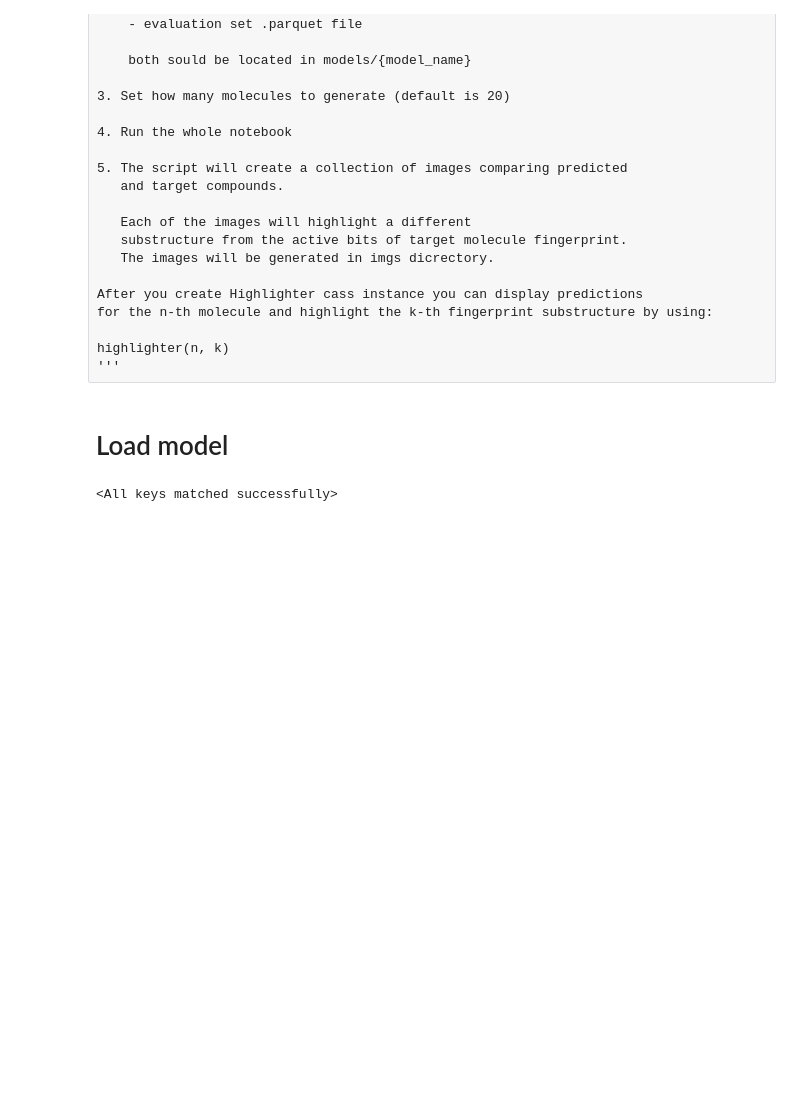
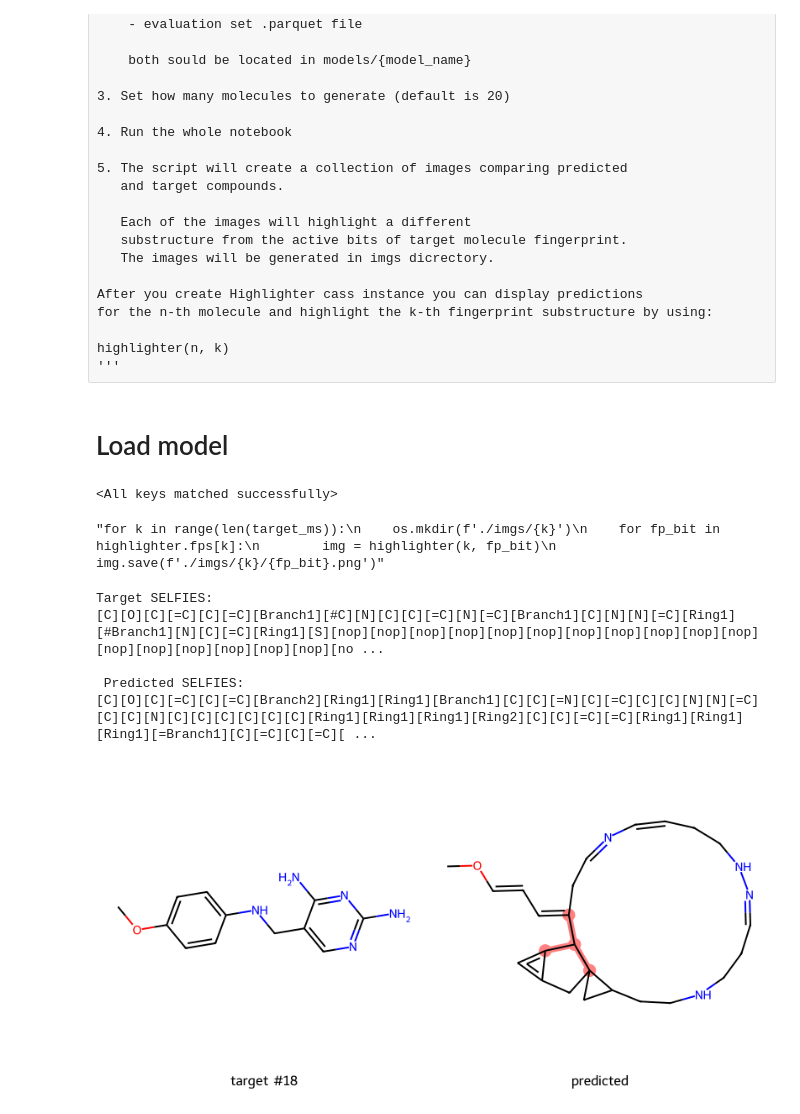
Before and after one commit to asiomchen/mldd23_project1, a Jupyter notebook: results_visualisation.ipynb, the cells around one changed output. Saved outputs shown, nothing was run; the diff lists cells and outputs as text; code cells hidden in the pictures; blank space fills up the shorter version.

```diff
--- a/results_visualisation.ipynb
+++ b/results_visualisation.ipynb
@@ -36,7 +36,7 @@ teacher_ratio = 0.5
 
 # Set paths
 
-model_path = './models/vae_gru/epoch_125.pt'
+model_path = './models/vae_gru/epoch_150.pt'
 
 val_dataset_path = './models/vae_gru/val_dataset.parquet'
 
@@ -103,10 +103,14 @@ def get_predictions(val_dataset_path, n_molecules, shuffle=False):
     pred_ms = []
     target_ms = []
 
+    pred_selfies = []
+    target_selfies = []
+
     for n in range(n_molecules):
         selfie_pred = vectorizer.devectorize(preds[n], remove_special=True)
         selfie_target = vectorizer.devectorize(targets[n], remove_special=True)
-
+        pred_selfies.append(selfie_pred)
+        target_selfies.append(selfie_target)
         try:
             smiles_pred = sf.decoder(selfie_pred)
         except:
@@ -116,7 +120,7 @@ def get_predictions(val_dataset_path, n_molecules, shuffle=False):
         pred_ms.append(Chem.MolFromSmiles(smiles_pred))
         target_ms.append(Chem.MolFromSmiles(smiles_target))
 
-    return target_ms, pred_ms, fps
+    return target_ms, pred_ms, target_selfies, pred_selfies, fps
 # %%
 class Highlighter():
 
@@ -153,11 +156,29 @@ class Highlighter():
 # %%
 import os
 
-target_ms, pred_ms, fps = get_predictions(val_dataset_path, n_molecules=n_molecules, shuffle=True)
+target_ms, pred_ms, target_selfies, pred_selfies, fps = get_predictions(val_dataset_path,
+                                                                       n_molecules=n_molecules, shuffle=True)
 highlighter = Highlighter(target_ms, pred_ms, fps)
 
-for k in range(len(target_ms)):
+"""for k in range(len(target_ms)):
     os.mkdir(f'./imgs/{k}')
     for fp_bit in highlighter.fps[k]:
         img = highlighter(k, fp_bit)
-        img.save(f'./imgs/{k}/{fp_bit}.png')
+        img.save(f'./imgs/{k}/{fp_bit}.png')"""
+# %% [output]
+"for k in range(len(target_ms)):\n    os.mkdir(f'./imgs/{k}')\n    for fp_bit in highlighter.fps[k]:\n        img = highlighter(k, fp_bit)\n        img.save(f'./imgs/{k}/{fp_bit}.png')"
+# %%
+t = 18
+
+print('Target SELFIES:')
+print(target_selfies[t])
+print('\n', 'Predicted SELFIES:')
+print(pred_selfies[t])
+highlighter(t,0)
+# %% [output]
+Target SELFIES:
+[C][O][C][=C][C][=C][Branch1][#C][N][C][C][=C][N][=C][Branch1][C][N][N][=C][Ring1][#Branch1][N][C][=C][Ring1][S][nop][nop][nop][nop][nop][nop][nop][nop][nop][nop][nop][nop][nop][nop][nop][nop][nop][no ...
+
+ Predicted SELFIES:
+[C][O][C][=C][C][=C][Branch2][Ring1][Ring1][Branch1][C][C][=N][C][=C][C][C][N][N][=C][C][C][N][C][C][C][C][C][C][Ring1][Ring1][Ring1][Ring2][C][C][=C][=C][Ring1][Ring1][Ring1][=Branch1][C][=C][C][=C][ ...
+[figure, added]
```
Also changed, not shown: parts of 1 cell of this notebook.
